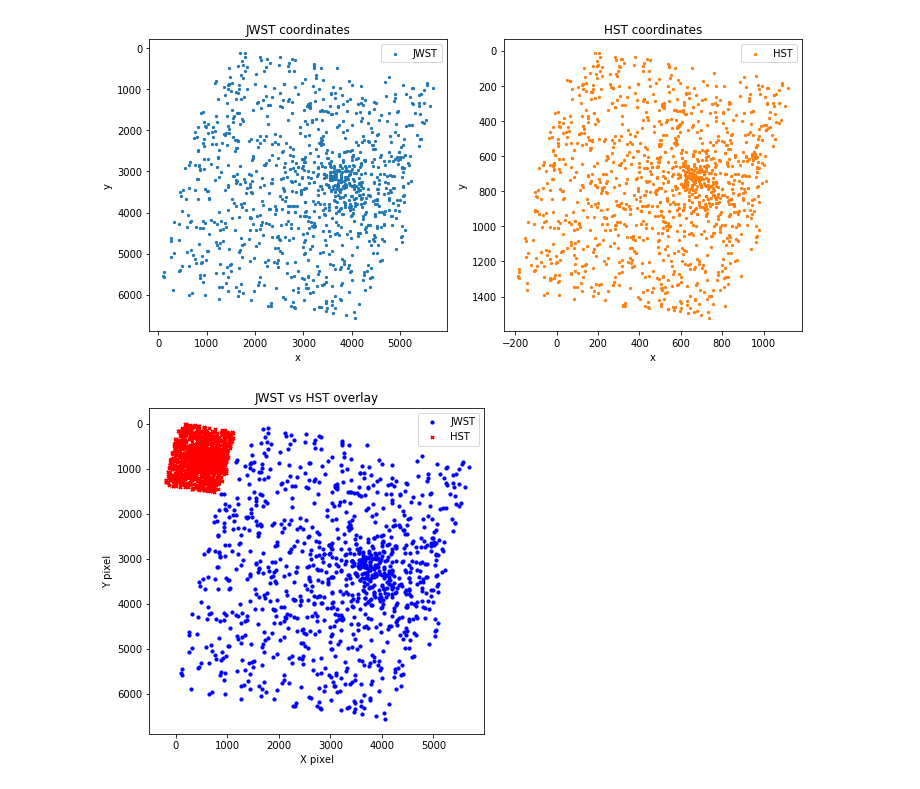
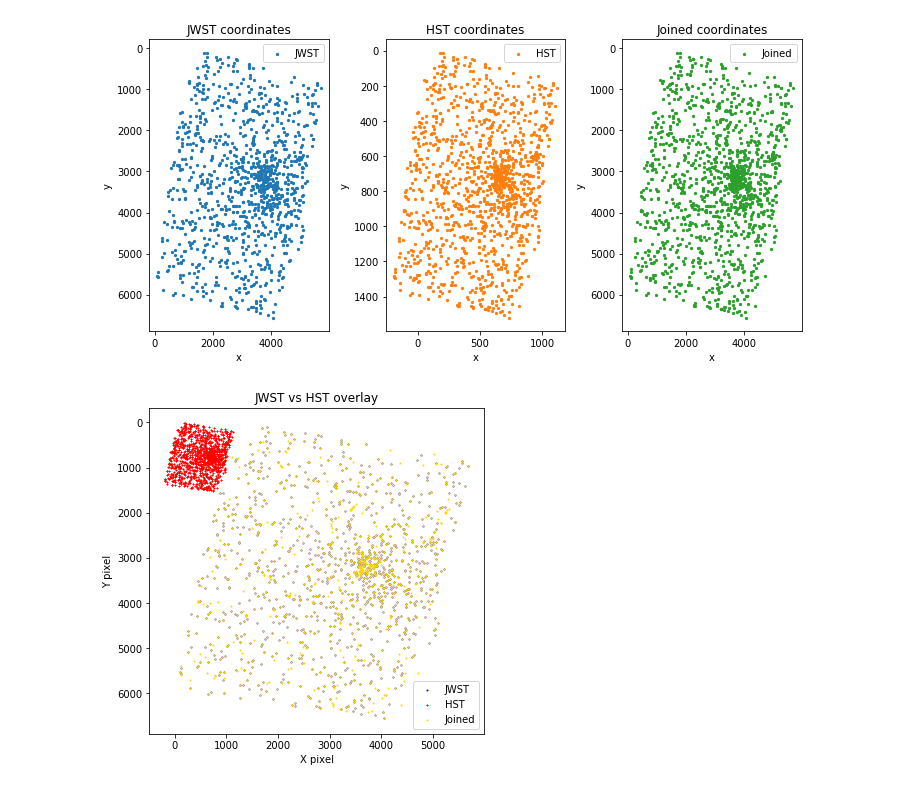
Before and after one commit to zangston/synthetic-cmd-dev, a Jupyter notebook: notebooks/2025/08-11_morten-chi-squared-cross-reference/iteration-3_jwst-hst/jwst-vs-hst-coordinates.ipynb, the cells around one changed output. Saved outputs shown, nothing was run; the diff lists cells and outputs as text; code cells hidden in the pictures.

Commit message:
Add joined photometry plotting

```diff
--- a/notebooks/2025/08-11_morten-chi-squared-cross-reference/iteration-3_jwst-hst/jwst-vs-hst-coordinates.ipynb
+++ b/notebooks/2025/08-11_morten-chi-squared-cross-reference/iteration-3_jwst-hst/jwst-vs-hst-coordinates.ipynb
@@ -5,42 +5,56 @@ import matplotlib.pyplot as plt
 # File paths
 jwst_file = "/scratch/wyz5rge/synthetic-hr/notebooks/2025/08-11_morten-chi-squared-cross-reference/winstonlist.dat"
 hst_file  = "/scratch/wyz5rge/synthetic-hr/notebooks/2025/08-11_morten-chi-squared-cross-reference/HST_phot.dat"
+joined_file = "/scratch/wyz5rge/synthetic-hr/notebooks/2025/08-11_morten-chi-squared-cross-reference/phot_joined.dat"
 
 # Load JWST data (x, y are first two columns)
 jwst = np.loadtxt(jwst_file, usecols=(0,1))
 jwst_x, jwst_y = jwst[:,0], jwst[:,1]
 
 # Load HST data (x, y are first two columns)
 hst = np.loadtxt(hst_file, usecols=(0,1))
 hst_x, hst_y = hst[:,0], hst[:,1]
 
+# Load joined data
+joined = np.loadtxt(joined_file)
+joined_x, joined_y = joined[:,0], joined[:,1]
+
 # Plot side by side
 plt.figure(figsize=(10,5))
 
-plt.subplot(1,2,1)
+plt.subplot(1,3,1)
 plt.scatter(jwst_x, jwst_y, s=5, c="tab:blue", label="JWST")
 plt.gca().invert_yaxis()  # common in astro images
 plt.title("JWST coordinates")
 plt.xlabel("x")
 plt.ylabel("y")
 plt.legend()
 
-plt.subplot(1,2,2)
+plt.subplot(1,3,2)
 plt.scatter(hst_x, hst_y, s=5, c="tab:orange", label="HST")
 plt.gca().invert_yaxis()
 plt.title("HST coordinates")
 plt.xlabel("x")
 plt.ylabel("y")
 plt.legend()
 
+plt.subplot(1,3,3)
+plt.scatter(joined_x, joined_y, s=5, c="tab:green", label="Joined")
+plt.gca().invert_yaxis()
+plt.title("Joined coordinates")
+plt.xlabel("x")
+plt.ylabel("y")
+plt.legend()
+
 plt.tight_layout()
 plt.show()
 # %% [output]
-[figure, old version]
+[figure, new version]
 # %%
 plt.figure(figsize=(6, 6))
-plt.scatter(jwst_x, jwst_y, s=10, c="blue", label="JWST")
-plt.scatter(hst_x, hst_y, s=10, c="red", marker="x", label="HST")
+plt.scatter(jwst_x, jwst_y, s=1, c="blue", label="JWST")
+plt.scatter(hst_x, hst_y, s=1, c="red", marker="x", label="HST")
+plt.scatter(joined_x, joined_y, s=1, c="gold", label="Joined")
 plt.gca().invert_yaxis()
 plt.xlabel("X pixel")
 plt.ylabel("Y pixel")
@@ -48,4 +62,4 @@ plt.title("JWST vs HST overlay")
 plt.legend()
 plt.show()
 # %% [output]
-[figure, old version]
+[figure, new version]
```
Also changed, not shown: parts of 2 cells of this notebook.
